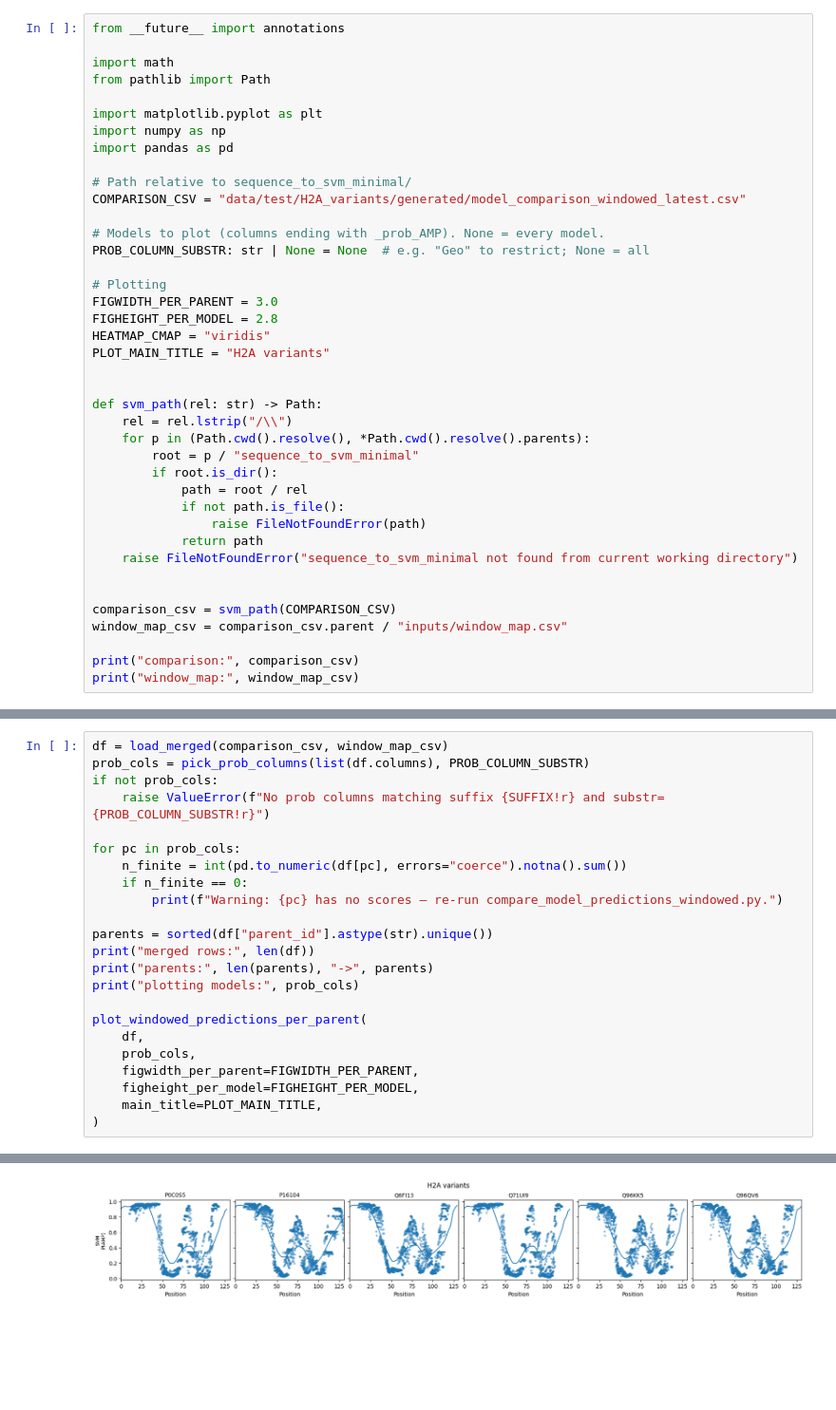
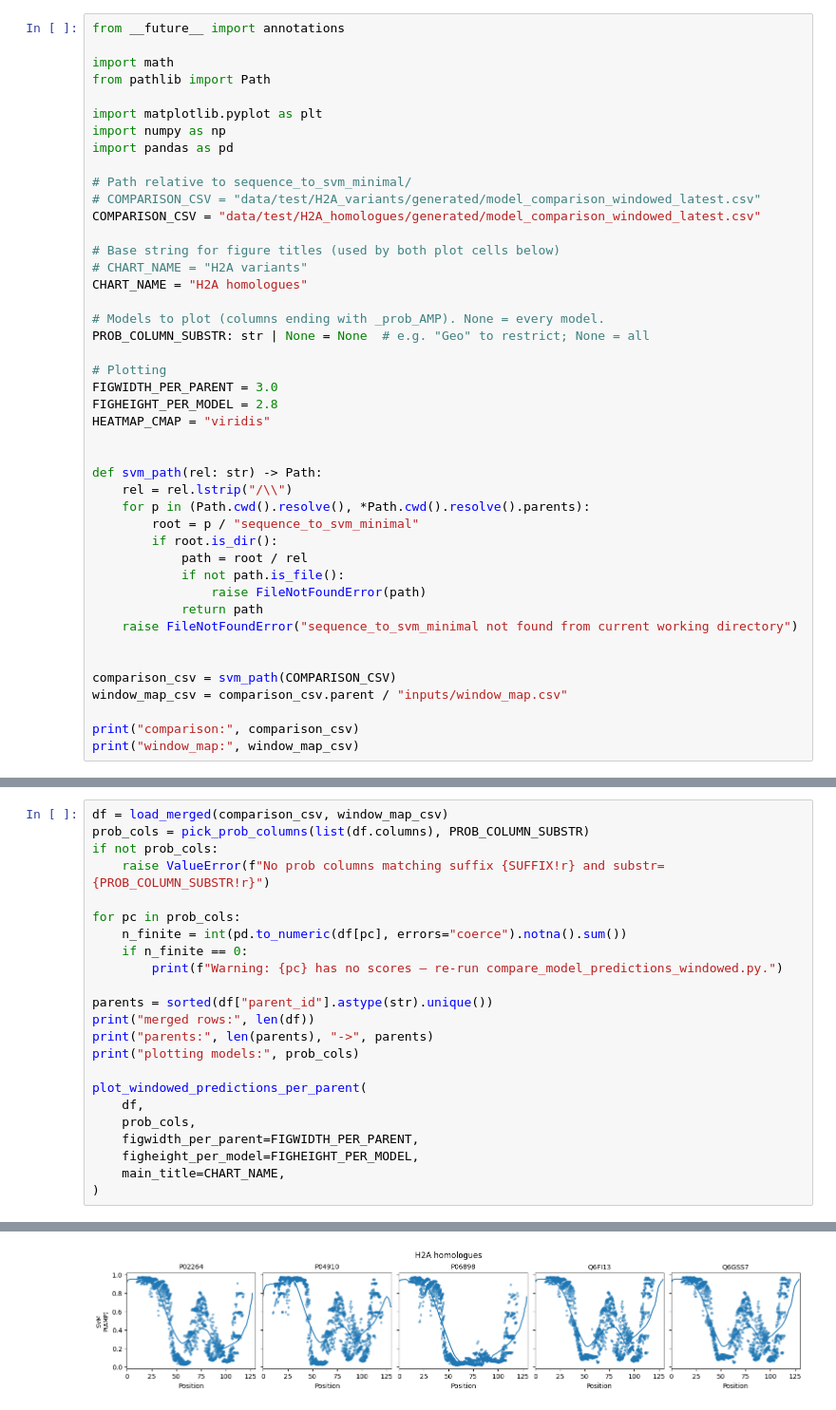
Before and after one commit to KYinXu/Peptide-Anti-microbial-Properties-Prediction, a Jupyter notebook: notebooks/H2A_analysis.ipynb, the cells around one changed output, grey strips where cells are left out. Shown at 95% size. Saved outputs shown, nothing was run; the diff lists cells and outputs as text; blank space fills up the shorter version.

Commit message:
Run experiments on SRC mutants, H2A variants, H2A homologues, and SRC

```diff
--- a/notebooks/H2A_analysis.ipynb
+++ b/notebooks/H2A_analysis.ipynb
@@ -17,7 +17,12 @@ import numpy as np
 import pandas as pd
 
 # Path relative to sequence_to_svm_minimal/
-COMPARISON_CSV = "data/test/H2A_variants/generated/model_comparison_windowed_latest.csv"
+# COMPARISON_CSV = "data/test/H2A_variants/generated/model_comparison_windowed_latest.csv"
+COMPARISON_CSV = "data/test/H2A_homologues/generated/model_comparison_windowed_latest.csv"
+
+# Base string for figure titles (used by both plot cells below)
+# CHART_NAME = "H2A variants"
+CHART_NAME = "H2A homologues"
 
 # Models to plot (columns ending with _prob_AMP). None = every model.
 PROB_COLUMN_SUBSTR: str | None = None  # e.g. "Geo" to restrict; None = all
@@ -26,7 +31,6 @@ PROB_COLUMN_SUBSTR: str | None = None  # e.g. "Geo" to restrict; None = all
 FIGWIDTH_PER_PARENT = 3.0
 FIGHEIGHT_PER_MODEL = 2.8
 HEATMAP_CMAP = "viridis"
-PLOT_MAIN_TITLE = "H2A variants"
 
 
 def svm_path(rel: str) -> Path:
@@ -467,6 +681,6 @@ plot_windowed_predictions_per_parent(
     prob_cols,
     figwidth_per_parent=FIGWIDTH_PER_PARENT,
     figheight_per_model=FIGHEIGHT_PER_MODEL,
-    main_title=PLOT_MAIN_TITLE,
+    main_title=CHART_NAME,
 )
 # %% [output]
@@ -475,5 +689,5 @@ parents: 6 -> ['P0C0S5', 'P16104', 'Q6FI13', 'Q71UI9', 'Q96KK5', 'Q96QV6']
 plotting models: ['SVM_prob_AMP']
-[figure, old version]
+[figure, new version]
 # %%
 plot_mean_heatmap_panels(
     df,
```
Also changed, not shown: parts of 8 cells of this notebook, 8 other files.
